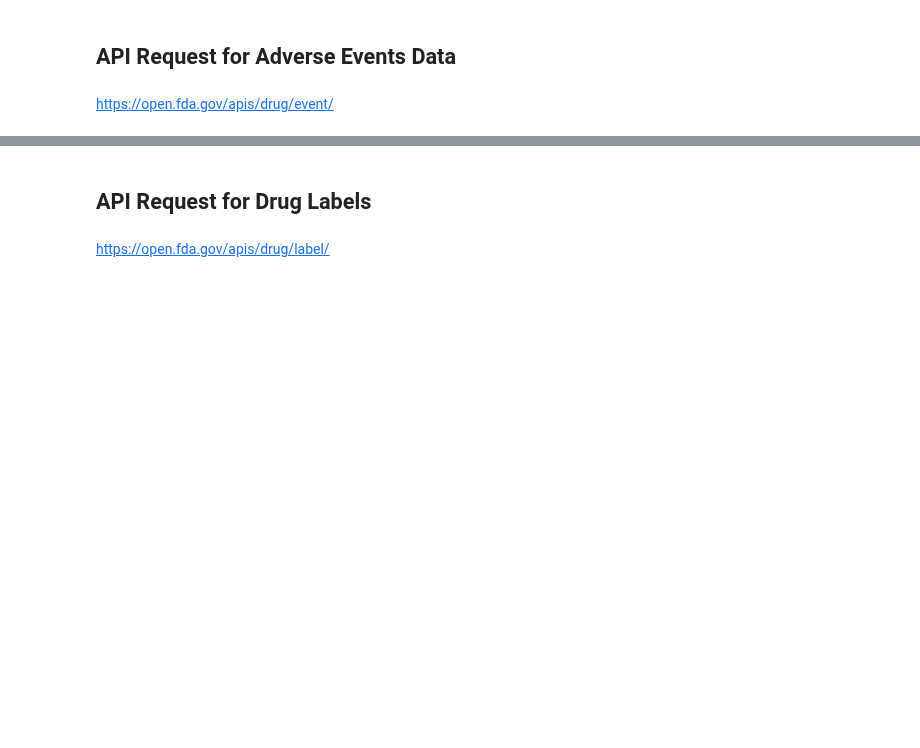
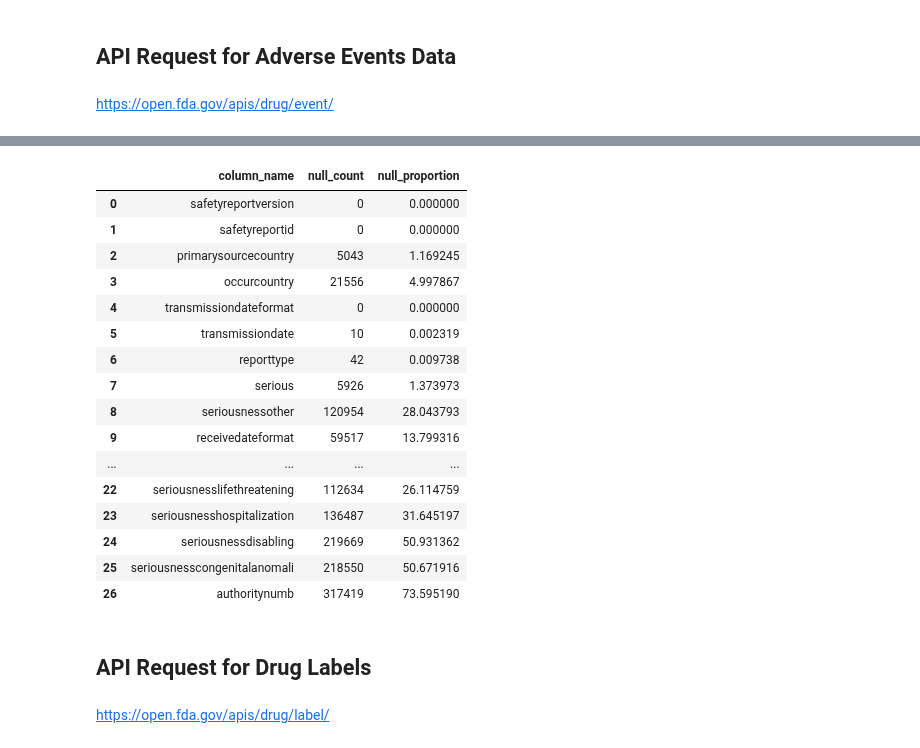
Before and after one commit to teamlunarlanding/Pharma-Drug-Surveillance, a Jupyter notebook: DataProcessing.ipynb, the cells around one changed output, grey strips where cells are left out. Saved outputs shown, nothing was run; the diff lists cells and outputs as text; code cells hidden in the pictures; blank space fills up the shorter version.

```diff
--- a/DataProcessing.ipynb
+++ b/DataProcessing.ipynb
@@ -358,3 +326,23 @@ events_df['reportduplicate.duplicatesource'].value_counts()
+# %%
+nan_info(events_df)
+# %% [output]
+|  | column_name | null_count | null_proportion |
+| 0 | safetyreportversion | 0 | 0.000000 |
+| 1 | safetyreportid | 0 | 0.000000 |
+| 2 | primarysourcecountry | 5043 | 1.169245 |
+| 3 | occurcountry | 21556 | 4.997867 |
+| 4 | transmissiondateformat | 0 | 0.000000 |
+| 5 | transmissiondate | 10 | 0.002319 |
+| 6 | reporttype | 42 | 0.009738 |
+| 7 | serious | 5926 | 1.373973 |
+| 8 | seriousnessother | 120954 | 28.043793 |
+| 9 | receivedateformat | 59517 | 13.799316 |
+| ... | ... | ... | ... |
+| 22 | seriousnesslifethreatening | 112634 | 26.114759 |
+| 23 | seriousnesshospitalization | 136487 | 31.645197 |
+| 24 | seriousnessdisabling | 219669 | 50.931362 |
+| 25 | seriousnesscongenitalanomali | 218550 | 50.671916 |
+| 26 | authoritynumb | 317419 | 73.595190 |
 # %%
 # Save the data to a CSV file
 #csv_file_path = 'DataLibrary/raw_events.csv'
```
Also changed, not shown: parts of 30 cells of this notebook, 1 other file.
